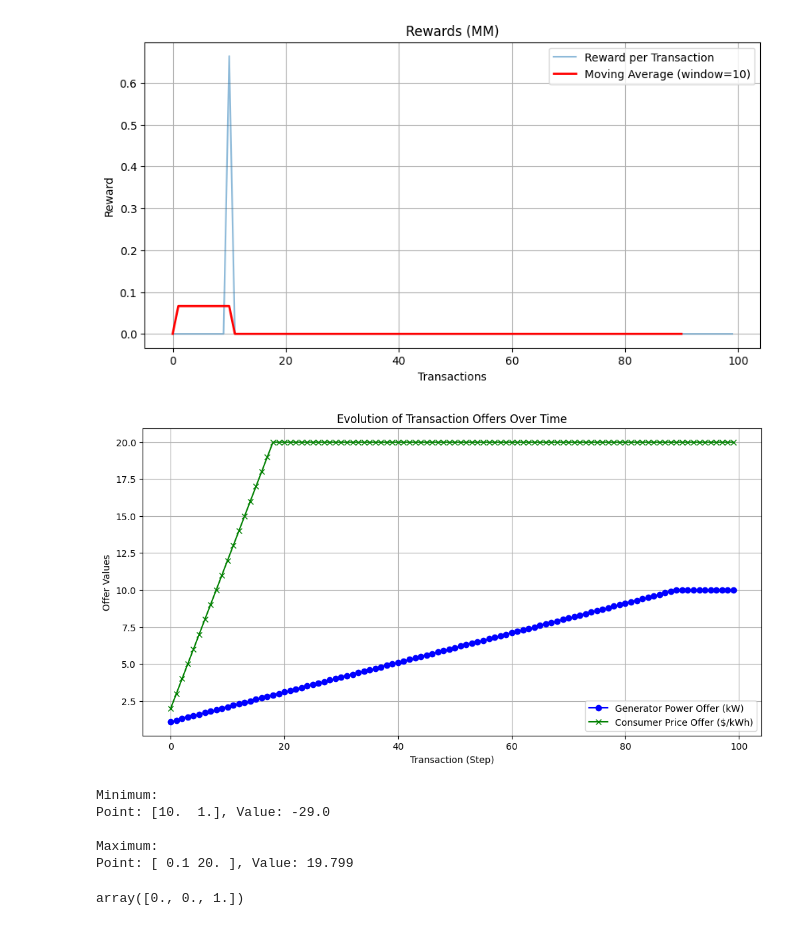
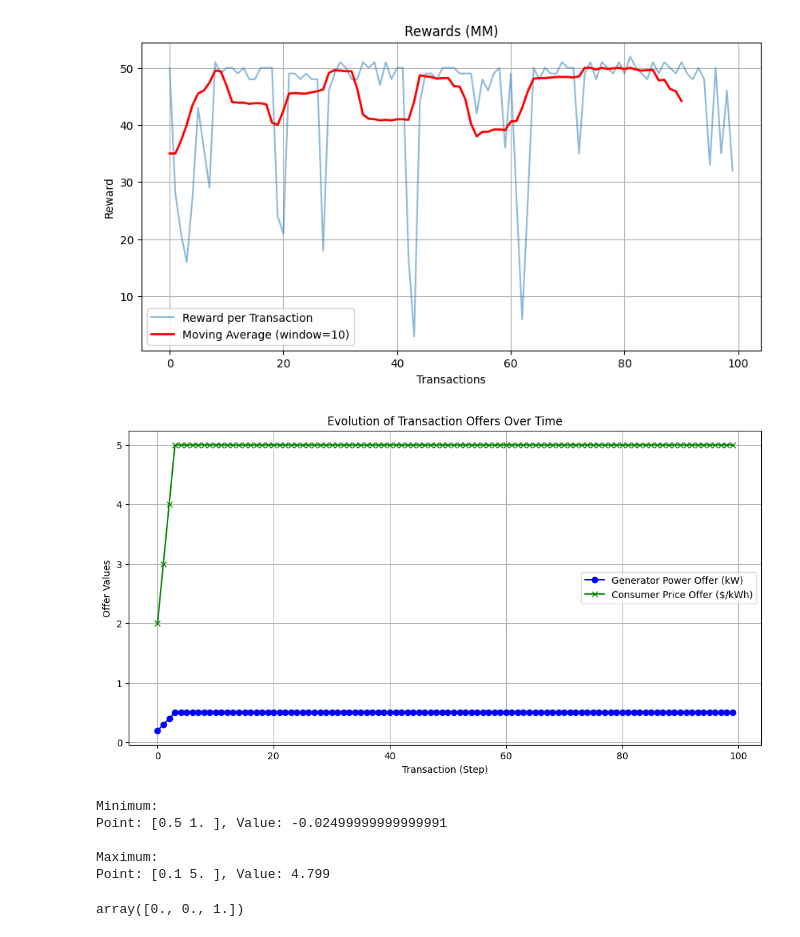
Before and after one commit to juanpabmedina/master_thesis, a Jupyter notebook: algorithms/p2p_energy_game_gpt/soccer_game_gpt.ipynb, the cells around one changed output. Drawn from its saved outputs; the diff is of its cells as text; code cells hidden in the pictures.

```diff
--- a/algorithms/p2p_energy_game_gpt/soccer_game_gpt.ipynb
+++ b/algorithms/p2p_energy_game_gpt/soccer_game_gpt.ipynb
@@ -48,17 +48,17 @@ def train_and_evaluate(
 # %%
 agent_G, agent_C, reward_history = train_agent(
     mode='MM',
-    total_steps=1000,
-    eval_interval=10
+    total_steps=10000,
+    eval_interval=100
 )
 # %%
 plot_rewards(reward_history, title=f'Rewards (MM)', window_size=10)
 # %% [output]
-[figure, old version]
+[figure, new version]
 # %%
-evaluate_and_plot_transactions(agent_G, agent_C, 1, 1, episodes=100)
+evaluate_and_plot_transactions(agent_G, agent_C, 0.1, 1, episodes=100)
 # %% [output]
-[figure, old version]
+[figure, new version]
 # %%
 import numpy as np
 from scipy.optimize import minimize, minimize_scalar
@@ -69,7 +69,7 @@ def f(vars):
     return y - ( 0.1 * x**2 + 2 * x)
 
 # Bounds (choose a reasonable domain for x and y)
-bounds = [(0.1, 10), (1, 20)]
+bounds = [(0.1, 0.5), (1, 5)]
 
 # Minimize
 res_min = minimize(f, x0=(0, 0), bounds=bounds)
@@ -84,10 +84,10 @@ print("\nMaximum:")
 print(f"Point: {res_max.x}, Value: {-res_max.fun}")
 # %% [output]
 Minimum:
-Point: [10.  1.], Value: -29.0
+Point: [0.5 1. ], Value: -0.02499999999999991
 
 Maximum:
-Point: [ 0.1 20. ], Value: 19.799
+Point: [0.1 5. ], Value: 4.799
 # %%
 from minimax_agent import MinimaxQAgent
 
```
Also changed, not shown: parts of 2 cells of this notebook, 2 other files.
